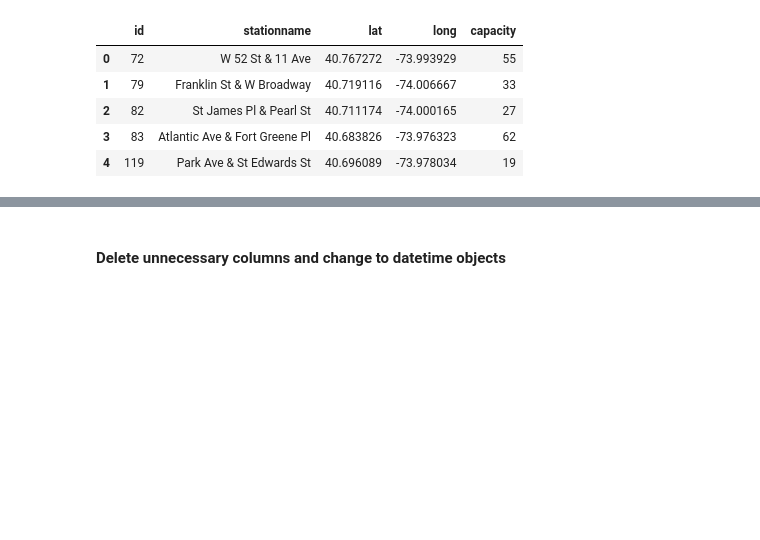
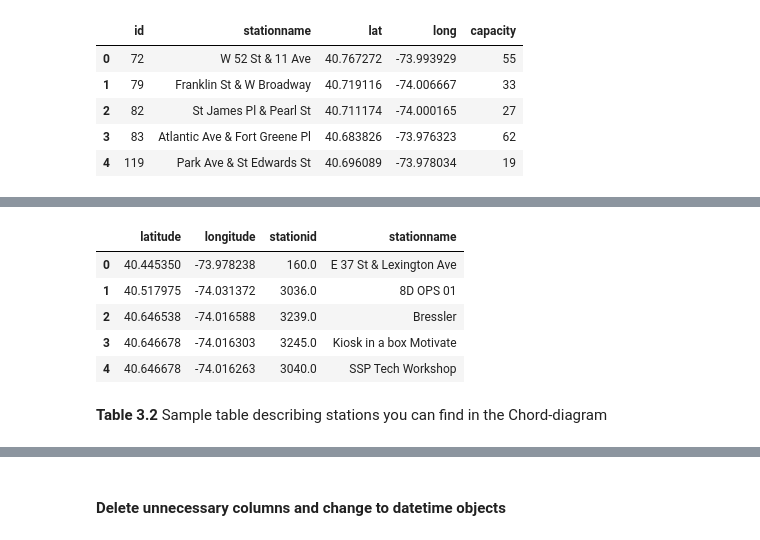
Before and after one commit to eikekutz/SocialDataProject, a Jupyter notebook: ProjectAssignmentB.ipynb, the cells around one changed output, grey strips where cells are left out. Drawn from its saved outputs; the diff is of its cells as text; code cells hidden in the pictures; blank space fills up the shorter version.

```diff
--- a/ProjectAssignmentB.ipynb
+++ b/ProjectAssignmentB.ipynb
@@ -216,0 +294,23 @@ The data is furthermore shuffled, before divided into training and test sets. Th
+# %%
+#Write all start and end stations into a .csv file - workaround for merging them
+df_trips.groupby([df_trips['startstationlatitude'],df_trips['startstationlongitude'],df_trips['startstationid'],df_trips['startstationname']])[['endstationid']].count().drop(['endstationid'],axis=1).to_csv('startstations.csv',index=True)
+df_trips.groupby([df_trips['endstationlatitude'],df_trips['endstationlongitude'],df_trips['endstationid'],df_trips['endstationname']])[['startstationid']].count().drop(['startstationid'],axis=1).to_csv('endstations.csv',index=True)
+#merge both stations
+startstations = pd.read_csv('startstations.csv',header=None,names=['latitude','longitude','stationid','stationname'],skiprows=1)
+endstations = pd.read_csv('endstations.csv',header=None,names=['latitude','longitude','stationid','stationname'],skiprows=1)
+stations =  pd.concat([startstations,endstations]).reset_index(drop=True)
+#write combined station file to .csv"
+stations.drop_duplicates().reset_index(drop=True)
+stations=stations[stations.latitude != 0].reset_index(drop=True)
+stations.to_csv('observable_data/stations.csv',index=False)
+# %%
+stations.head(5)
+# %% [output]
+|  | latitude | longitude | stationid | stationname |
+| 0 | 40.445350 | -73.978238 | 160.0 | E 37 St & Lexington Ave |
+| 1 | 40.517975 | -74.031372 | 3036.0 | 8D OPS 01 |
+| 2 | 40.646538 | -74.016588 | 3239.0 | Bressler |
+| 3 | 40.646678 | -74.016303 | 3245.0 | Kiosk in a box Motivate |
+| 4 | 40.646678 | -74.016263 | 3040.0 | SSP Tech Workshop |
+# %% [markdown]
+**Table 3.2** Sample table describing stations you can find in the Chord-diagram
```
Also changed, not shown: parts of 94 cells of this notebook.
